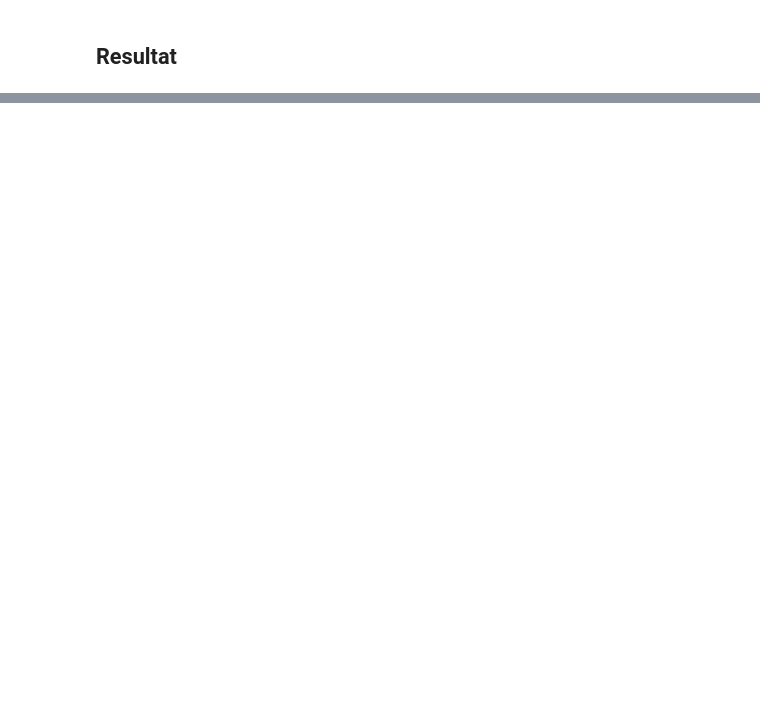
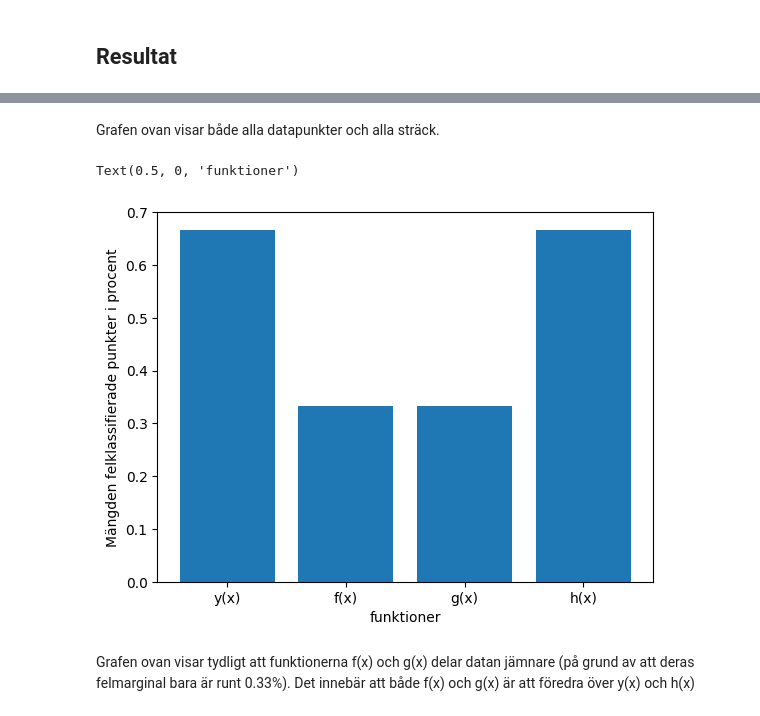
Before and after one commit to Theodor-Helje/python-programming-Theodor-Helje, a Jupyter notebook: Labs/Labb 3/rapport.ipynb, the cells around one changed output, grey strips where cells are left out. Saved outputs shown, nothing was run; the diff lists cells and outputs as text; code cells hidden in the pictures; blank space fills up the shorter version.

```diff
--- a/Labs/Labb 3/rapport.ipynb
+++ b/Labs/Labb 3/rapport.ipynb
@@ -52,0 +67,11 @@ hx = float(sum(dataPoints['hx']) / dataPoints['hx'].count())
+# %% [markdown]
+Grafen ovan visar både alla datapunkter och alla sträck.
+# %%
+plt.bar(["y(x)", "f(x)", "g(x)", "h(x)"], [yx, fx, gx, hx])
+plt.ylabel("Mängden felklassifierade punkter i procent")
+plt.xlabel("funktioner")
+# %% [output]
+Text(0.5, 0, 'funktioner')
+[figure, added]
+# %% [markdown]
+Grafen ovan visar tydligt att funktionerna f(x) och g(x) delar datan jämnare (på grund av att deras felmarginal bara är runt 0.33%). Det innebär att både f(x) och g(x) är att föredra över y(x) och h(x)
```
Also changed, not shown: parts of 13 cells of this notebook.
